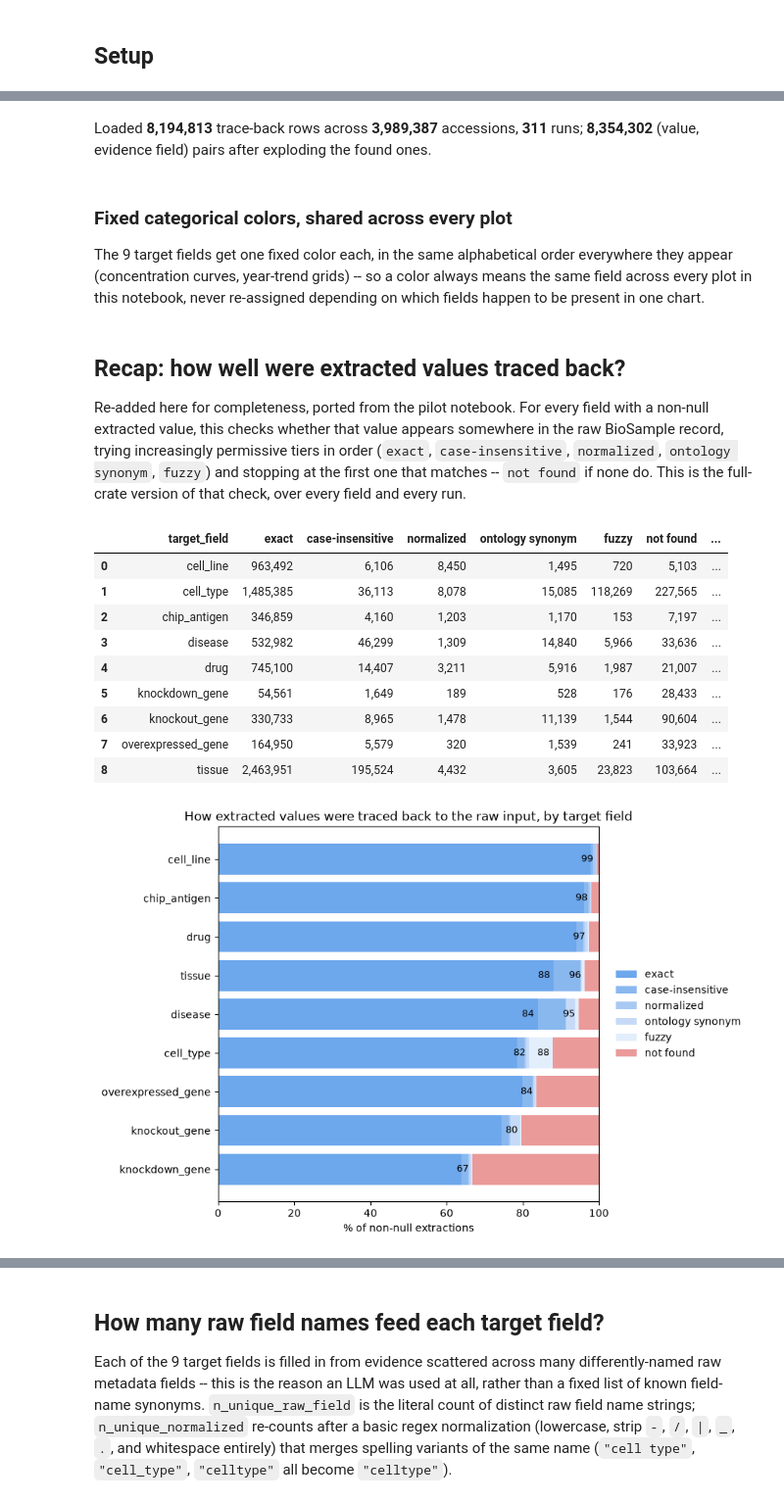
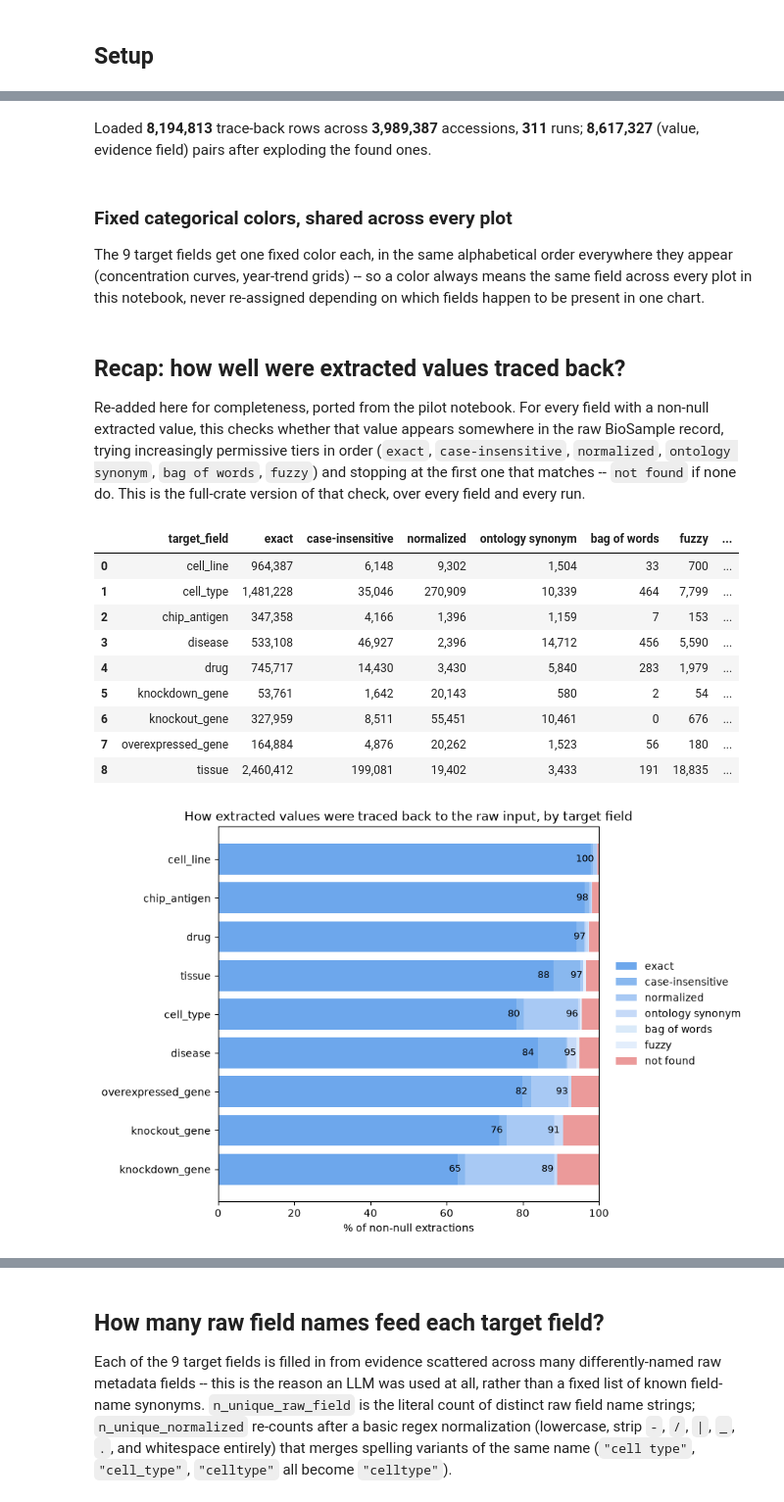
Before and after one commit to nuriafari/BH26_BioSample_bsllmner_mk2_value_provenance, a Jupyter notebook: notebooks/biosample_trace_back_analysis.ipynb, the cells around one changed output, grey strips where cells are left out. Shown at 98% size. Saved outputs shown, nothing was run; the diff lists cells and outputs as text; code cells hidden in the pictures.

```diff
--- a/notebooks/biosample_trace_back_analysis.ipynb
+++ b/notebooks/biosample_trace_back_analysis.ipynb
@@ -65,7 +64,7 @@ Its own `raw_field`/`curated_fields` names are backwards from what they sound li
 `explode_raw_fields` drops `strategy == "not found"` rows (nothing to attribute a source field to) and turns the list-valued `raw_field` column into one row per (extracted value, evidence field) pair -- a value matched in two different raw fields counts as evidence for both.
 # %%
 # LOAD AND JOIN: trace-back rows, per-accession metadata, exploded to one row per evidence field
-trace_back = rename_for_analysis(pd.read_parquet(TRACE_BACK_FULL_PARQUET))
+trace_back = pd.read_parquet(TRACE_BACK_FULL_PARQUET)
 
 metadata = pd.read_parquet(BIOSAMPLE_METADATA_PARQUET).drop_duplicates("accession")
 metadata["year_submission"] = pd.to_datetime(metadata["submission_date"], format="mixed", utc=True, errors="coerce").dt.year
@@ -82,7 +81,7 @@ TARGET_FIELDS = sorted(trace_back["target_field"].unique())
 
 md(f"Loaded **{len(trace_back):,}** trace-back rows across **{trace_back['accession'].nunique():,}** accessions, **{trace_back['run_name'].nunique()}** runs; **{len(exploded):,}** (value, evidence field) pairs after exploding the found ones.")
 # %% [output]
-Loaded **8,194,813** trace-back rows across **3,989,387** accessions, **311** runs; **8,354,302** (value, evidence field) pairs after exploding the found ones.
+Loaded **8,194,813** trace-back rows across **3,989,387** accessions, **311** runs; **8,617,327** (value, evidence field) pairs after exploding the found ones.
 # %% [markdown]
 ### Fixed categorical colors, shared across every plot
 
@@ -99,7 +98,7 @@ N_RAREFACTION_ITER = 10
 # %% [markdown]
 ## Recap: how well were extracted values traced back?
 
-Re-added here for completeness, ported from the pilot notebook. For every field with a non-null extracted value, this checks whether that value appears somewhere in the raw BioSample record, trying increasingly permissive tiers in order (`exact`, `case-insensitive`, `normalized`, `ontology synonym`, `fuzzy`) and stopping at the first one that matches -- `not found` if none do. This is the full-crate version of that check, over every field and every run.
+Re-added here for completeness, ported from the pilot notebook. For every field with a non-null extracted value, this checks whether that value appears somewhere in the raw BioSample record, trying increasingly permissive tiers in order (`exact`, `case-insensitive`, `normalized`, `ontology synonym`, `bag of words`, `fuzzy`) and stopping at the first one that matches -- `not found` if none do. This is the full-crate version of that check, over every field and every run.
 # %%
 # COUNTS PER (TARGET FIELD, STRATEGY), EXCLUDING FIELDS WITH NO EXTRACTED VALUE
 def strategy_breakdown(trace_back: pd.DataFrame) -> pd.DataFrame:
@@ -114,16 +113,16 @@ def strategy_breakdown(trace_back: pd.DataFrame) -> pd.DataFrame:
 strategy_stats = strategy_breakdown(trace_back)
 strategy_stats.style.format({**{col: "{:,}" for col in [*STRATEGY_ORDER, "n_with_value"]}, "pct_found": "{:.1f}"})
 # %% [output]
-|  | target_field | exact | case-insensitive | normalized | ontology synonym | fuzzy | not found | ... |
-| 0 | cell_line | 963,492 | 6,106 | 8,450 | 1,495 | 720 | 5,103 | ... |
-| 1 | cell_type | 1,485,385 | 36,113 | 8,078 | 15,085 | 118,269 | 227,565 | ... |
-| 2 | chip_antigen | 346,859 | 4,160 | 1,203 | 1,170 | 153 | 7,197 | ... |
-| 3 | disease | 532,982 | 46,299 | 1,309 | 14,840 | 5,966 | 33,636 | ... |
-| 4 | drug | 745,100 | 14,407 | 3,211 | 5,916 | 1,987 | 21,007 | ... |
-| 5 | knockdown_gene | 54,561 | 1,649 | 189 | 528 | 176 | 28,433 | ... |
-| 6 | knockout_gene | 330,733 | 8,965 | 1,478 | 11,139 | 1,544 | 90,604 | ... |
-| 7 | overexpressed_gene | 164,950 | 5,579 | 320 | 1,539 | 241 | 33,923 | ... |
-| 8 | tissue | 2,463,951 | 195,524 | 4,432 | 3,605 | 23,823 | 103,664 | ... |
+|  | target_field | exact | case-insensitive | normalized | ontology synonym | bag of words | fuzzy | ... |
+| 0 | cell_line | 964,387 | 6,148 | 9,302 | 1,504 | 33 | 700 | ... |
+| 1 | cell_type | 1,481,228 | 35,046 | 270,909 | 10,339 | 464 | 7,799 | ... |
+| 2 | chip_antigen | 347,358 | 4,166 | 1,396 | 1,159 | 7 | 153 | ... |
+| 3 | disease | 533,108 | 46,927 | 2,396 | 14,712 | 456 | 5,590 | ... |
+| 4 | drug | 745,717 | 14,430 | 3,430 | 5,840 | 283 | 1,979 | ... |
+| 5 | knockdown_gene | 53,761 | 1,642 | 20,143 | 580 | 2 | 54 | ... |
+| 6 | knockout_gene | 327,959 | 8,511 | 55,451 | 10,461 | 0 | 676 | ... |
+| 7 | overexpressed_gene | 164,884 | 4,876 | 20,262 | 1,523 | 56 | 180 | ... |
+| 8 | tissue | 2,460,412 | 199,081 | 19,402 | 3,433 | 191 | 18,835 | ... |
 # %%
 # STACKED PLOT: % OF EXTRACTIONS FOUND PER TIER, PER TARGET FIELD
 def _select_label_positions(candidates: list[float], min_gap: float = 6.0) -> list[float]:
@@ -142,14 +141,14 @@ def _select_label_positions(candidates: list[float], min_gap: float = 6.0) -> li
 
 def plot_strategy_breakdown(stats: pd.DataFrame, figsize: tuple[float, float] = (9, 6)) -> None:
     order = STRATEGY_ORDER
-    colors = {
-        "exact": "#6da7ec",
-        "case-insensitive": "#89b8ef",
-        "normalized": "#a8c9f4",
-        "ontology synonym": "#c6daf8",
-        "fuzzy": "#e3eefc",
-        "not found": "#eb9a9a",
-    }
+    # a fixed blue gradient (strongest tier darkest) sized to however many tiers MATCH_STRATEGIES
+    # currently has, plus red for "not found" -- built from live STRATEGY_ORDER, not a hardcoded
+    # dict, since this pipeline's match-strategy tiers have changed before (e.g. "bag of words"
+    # was added after this notebook was first written) and a hardcoded dict silently KeyErrors
+    # the moment a new tier shows up in the data.
+    blues = ["#6da7ec", "#89b8ef", "#a8c9f4", "#c6daf8", "#daeaf9", "#e3eefc"]
+    n_match_tiers = len(order) - 1  # everything except "not found"
+    colors = dict(zip(order[:n_match_tiers], blues[:n_match_tiers])) | {"not found": "#eb9a9a"}
 
     fields = stats.sort_values("pct_found")["target_field"].tolist()
     pct = stats.set_index("target_field")
@@ -158,32 +157,32 @@ def plot_strategy_breakdown(stats: pd.DataFrame, figsize: tuple[float, float] =
 
     fig, ax = plt.subplots(figsize=figsize)
     y_pos = list(range(len(fields)))
     left = pd.Series(0.0, index=pct.index)
     for strategy in order:
         ax.barh(y_pos, pct[strategy], left=left, label=strategy, color=colors[strategy])
         left += pct[strategy]
 
     for y, field in zip(y_pos, fields):
         cum = 0.0
         candidates = []
         for strategy in MATCH_STRATEGIES:
             cum += pct.loc[field, strategy]
             if pct.loc[field, strategy] > 0:
                 candidates.append(cum)
         for value in _select_label_positions(candidates):
             ax.text(value - 1, y, f"{value:.0f}", va="center", ha="right", fontsize=9, color="black")
 
     ax.set_yticks(y_pos)
     ax.set_yticklabels(fields)
     ax.set_xlim(0, 100)
     ax.set_xlabel("% of non-null extractions")
     ax.set_title("How extracted values were traced back to the raw input, by target field")
     ax.legend(loc="center left", bbox_to_anchor=(1.02, 0.5), frameon=False)
     plt.tight_layout()
     plt.show()
 
 
 plot_strategy_breakdown(strategy_stats)
 # %% [output]
-[figure, old version]
+[figure, new version]
 # %% [markdown]
```
Also changed, not shown: parts of 37 cells of this notebook, 1 other file.
